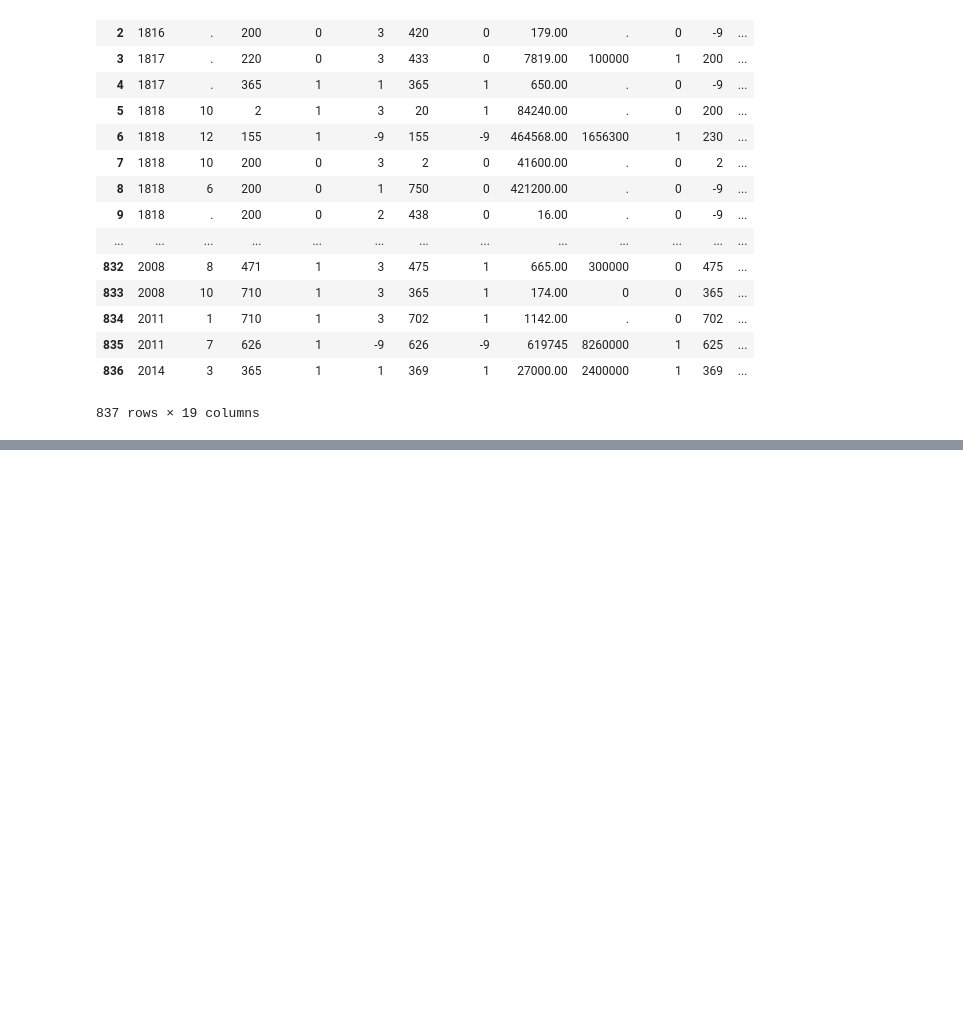
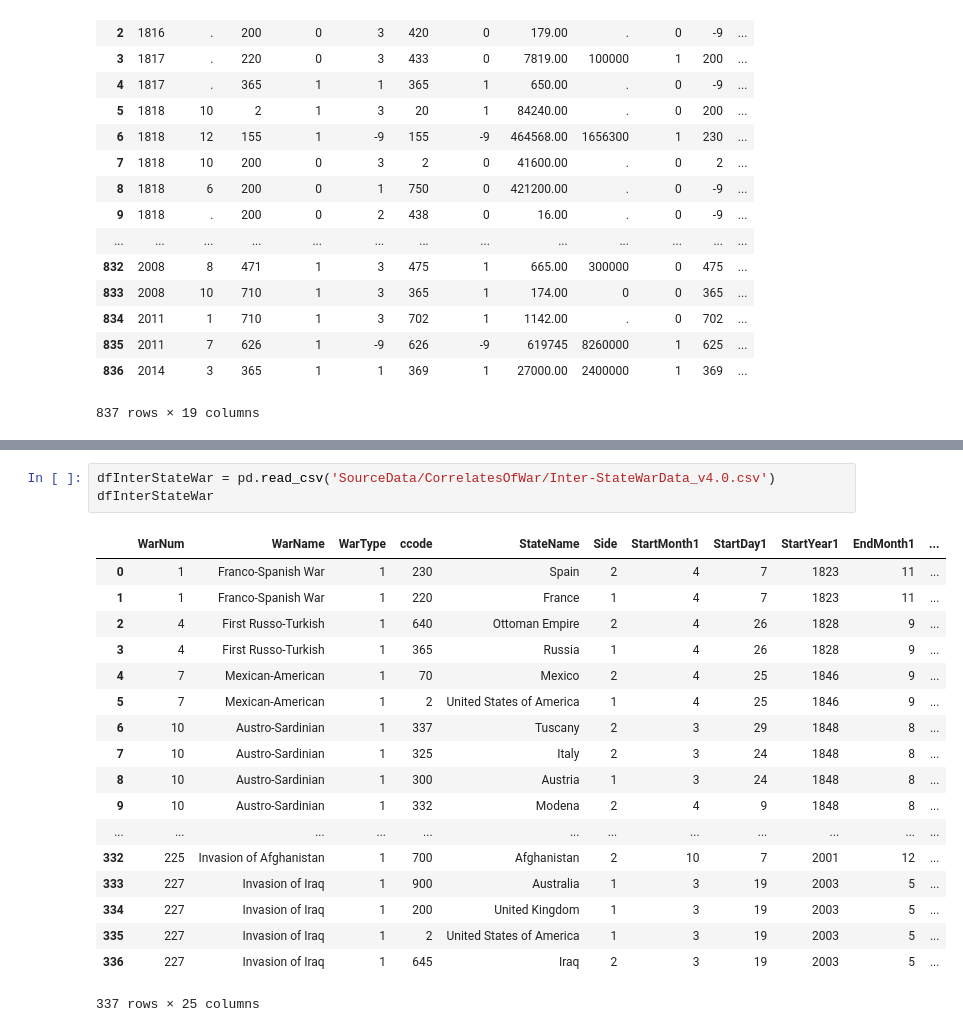
Before and after one commit to jenna-jordan/international-relations-database, a Jupyter notebook: Data Transformation.ipynb, the cells around one changed output, grey strips where cells are left out. Saved outputs shown, nothing was run; the diff lists cells and outputs as text; blank space fills up the shorter version.

```diff
--- a/Data Transformation.ipynb
+++ b/Data Transformation.ipynb
@@ -299,0 +604,22 @@ Note: Territory.csv was created by running Entities.pdf through [Tabula](https:/
+# %%
+dfInterStateWar = pd.read_csv('SourceData/CorrelatesOfWar/Inter-StateWarData_v4.0.csv')
+dfInterStateWar
+# %% [output]
+|  | WarNum | WarName | WarType | ccode | StateName | Side | StartMonth1 | StartDay1 | StartYear1 | EndMonth1 | ... |
+| 0 | 1 | Franco-Spanish War | 1 | 230 | Spain | 2 | 4 | 7 | 1823 | 11 | ... |
+| 1 | 1 | Franco-Spanish War | 1 | 220 | France | 1 | 4 | 7 | 1823 | 11 | ... |
+| 2 | 4 | First Russo-Turkish | 1 | 640 | Ottoman Empire | 2 | 4 | 26 | 1828 | 9 | ... |
+| 3 | 4 | First Russo-Turkish | 1 | 365 | Russia | 1 | 4 | 26 | 1828 | 9 | ... |
+| 4 | 7 | Mexican-American | 1 | 70 | Mexico | 2 | 4 | 25 | 1846 | 9 | ... |
+| 5 | 7 | Mexican-American | 1 | 2 | United States of America | 1 | 4 | 25 | 1846 | 9 | ... |
+| 6 | 10 | Austro-Sardinian | 1 | 337 | Tuscany | 2 | 3 | 29 | 1848 | 8 | ... |
+| 7 | 10 | Austro-Sardinian | 1 | 325 | Italy | 2 | 3 | 24 | 1848 | 8 | ... |
+| 8 | 10 | Austro-Sardinian | 1 | 300 | Austria | 1 | 3 | 24 | 1848 | 8 | ... |
+| 9 | 10 | Austro-Sardinian | 1 | 332 | Modena | 2 | 4 | 9 | 1848 | 8 | ... |
+| ... | ... | ... | ... | ... | ... | ... | ... | ... | ... | ... | ... |
+| 332 | 225 | Invasion of Afghanistan | 1 | 700 | Afghanistan | 2 | 10 | 7 | 2001 | 12 | ... |
+| 333 | 227 | Invasion of Iraq | 1 | 900 | Australia | 1 | 3 | 19 | 2003 | 5 | ... |
+| 334 | 227 | Invasion of Iraq | 1 | 200 | United Kingdom | 1 | 3 | 19 | 2003 | 5 | ... |
+| 335 | 227 | Invasion of Iraq | 1 | 2 | United States of America | 1 | 3 | 19 | 2003 | 5 | ... |
+| 336 | 227 | Invasion of Iraq | 1 | 645 | Iraq | 2 | 3 | 19 | 2003 | 5 | ... |
+337 rows × 25 columns
```
Also changed, not shown: parts of 84 cells of this notebook, 11 other files.
